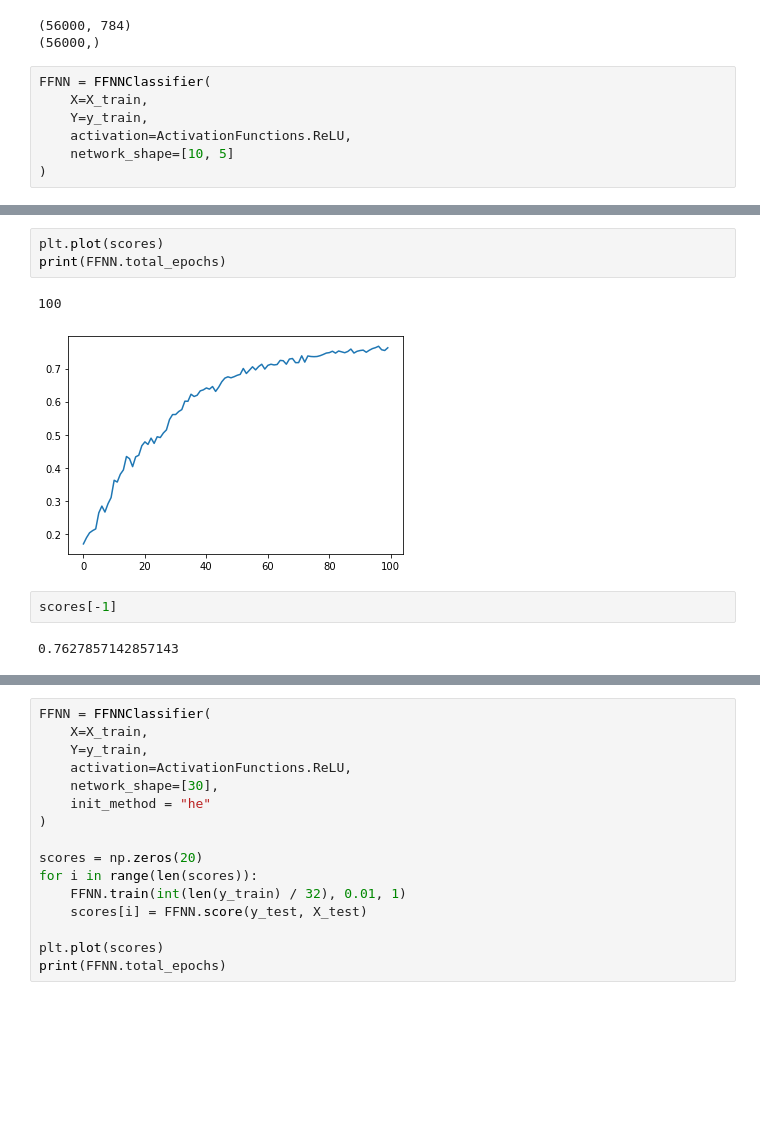
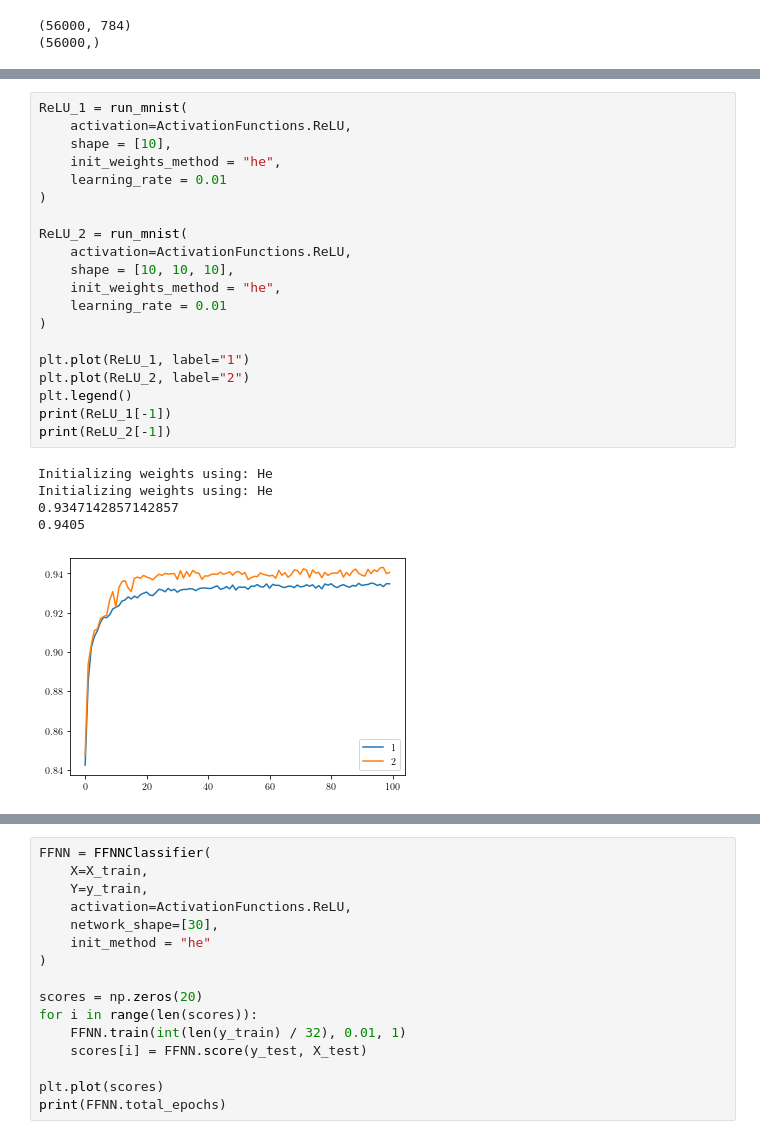
Before and after one commit to nicholaskarlsen/FYS-STK4155, a Jupyter notebook: project_2/notebooks/MNIST.ipynb, the cells around one changed output, grey strips where cells are left out. Saved outputs shown, nothing was run; the diff lists cells and outputs as text; blank space fills up the shorter version.

```diff
--- a/project_2/notebooks/MNIST.ipynb
+++ b/project_2/notebooks/MNIST.ipynb
@@ -47,10 +55,3 @@ print(y_train.shape)
 # %% [output]
 (56000, 784)
 (56000,)
-# %%
-FFNN = FFNNClassifier(
-    X=X_train,
-    Y=y_train,
-    activation=ActivationFunctions.ReLU,
-    network_shape=[10, 5]
-)
@@ -64,10 +84,26 @@ for i in range(len(scores)):
-# %%
-plt.plot(scores)
-print(FFNN.total_epochs)
-# %% [output]
-100
-[figure, removed]
-# %%
-scores[-1]
-# %% [output]
-0.7627857142857143
+# %%
+ReLU_1 = run_mnist(
+    activation=ActivationFunctions.ReLU,
+    shape = [10],
+    init_weights_method = "he",
+    learning_rate = 0.01
+)
+
+ReLU_2 = run_mnist(
+    activation=ActivationFunctions.ReLU,
+    shape = [10, 10, 10],
+    init_weights_method = "he",
+    learning_rate = 0.01
+)
+
+plt.plot(ReLU_1, label="1")
+plt.plot(ReLU_2, label="2")
+plt.legend()
+print(ReLU_1[-1])
+print(ReLU_2[-1])
+# %% [output]
+Initializing weights using: He
+Initializing weights using: He
+0.9347142857142857
+0.9405
+[figure, added]
```
Also changed, not shown: parts of 15 cells of this notebook, 7 other files.
